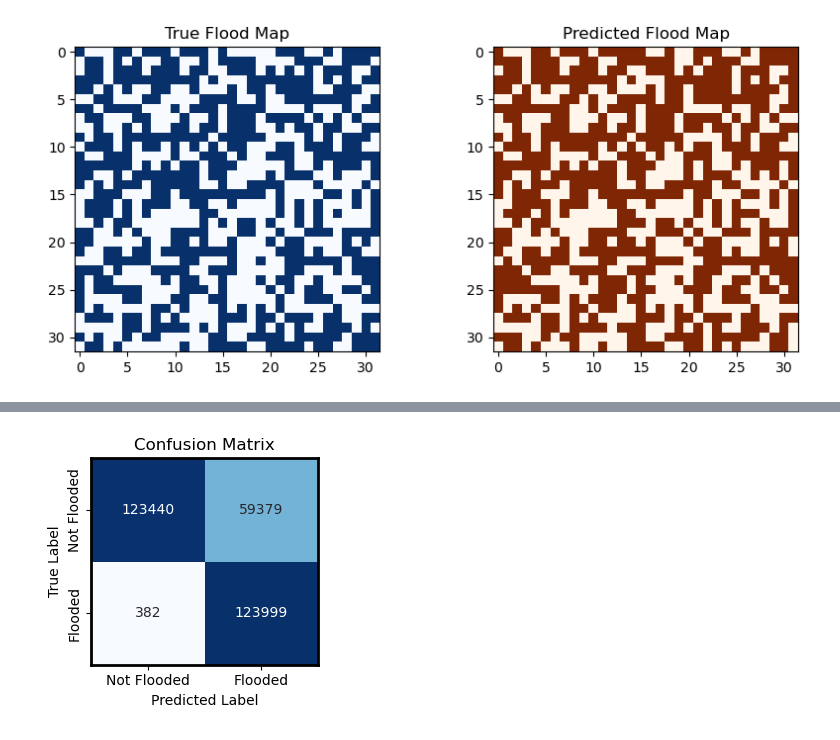
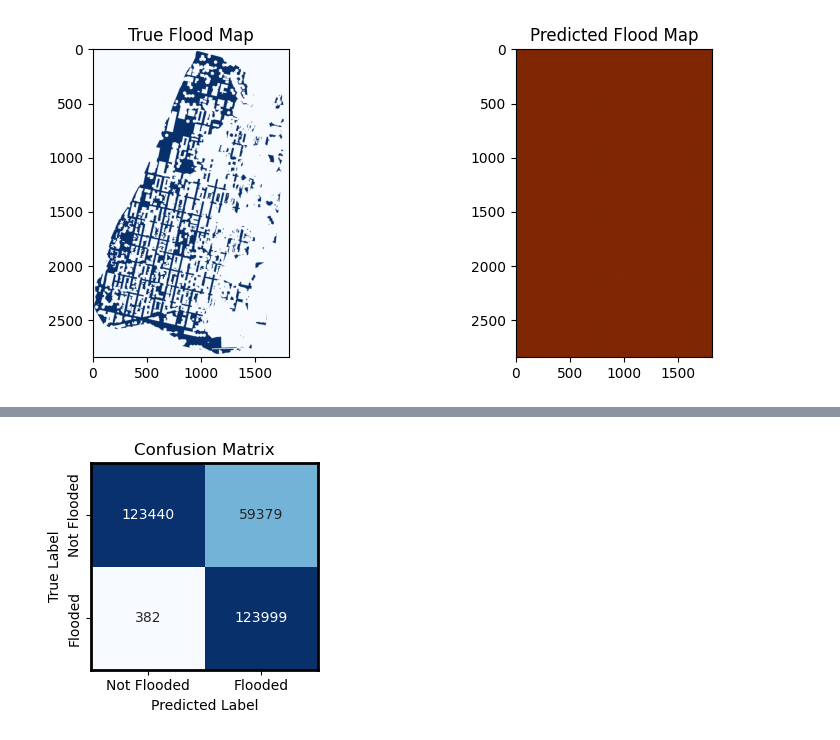
Before and after one commit to NWC-CUAHSI-Summer-Institute/PluvialNN, a Jupyter notebook: NN_model_v4.ipynb, the cells around one changed output, grey strips where cells are left out. Drawn from its saved outputs; the diff is of its cells as text; code cells hidden in the pictures.

```diff
--- a/NN_model_v4.ipynb
+++ b/NN_model_v4.ipynb
@@ -308,22 +223,21 @@ plt.show()
-# %%
-# Visualize a sample prediction for test dataset
-model.eval()
-sample = test_dataset[9]
-with torch.no_grad():
-    pred = model(sample["rainfall"].unsqueeze(0), sample["duration"].unsqueeze(0), sample["curve"].unsqueeze(0),
-                 sample["time_conc"].unsqueeze(0), sample["buildings"].unsqueeze(0))
-
-plt.figure(figsize=(10, 4))
-plt.subplot(1, 2, 1)
-plt.imshow(sample["flood"], cmap="Blues")
-plt.title("True Flood Map")
-plt.subplot(1, 2, 2)
-predicted_flood_map = (pred.squeeze().cpu().numpy() > 0.5).astype(np.float32)
-plt.imshow(predicted_flood_map, cmap="Oranges")
-plt.title("Predicted Flood Map")
-plt.show()
-# %% [output]
-[figure, removed]
+# %%
+# Visualize a sample prediction for test dataset
+model.eval()
+sample = test_dataset[0]
+with torch.no_grad():
+    pred = model(sample["rainfall"].unsqueeze(0).to(device), sample["duration"].unsqueeze(0).to(device), sample["curve"].unsqueeze(0).to(device),
+                 sample["DEM"].unsqueeze(0).to(device), sample["tc"].unsqueeze(0).to(device), sample["buildings"].unsqueeze(0).to(device))
+
+plt.figure(figsize=(10, 4))
+plt.subplot(1, 2, 1)
+plt.imshow(sample["flood"].squeeze().cpu().numpy(), cmap="Blues")
+plt.title("True Flood Map")
+plt.subplot(1, 2, 2)
+plt.imshow(pred.squeeze().cpu().numpy(), cmap="Oranges")
+plt.title("Predicted Flood Map")
+plt.show()
+# %% [output]
+[figure, added]
 # %%
 # Visualize a sample prediction for test dataset
 model.eval()
```
Also changed, not shown: parts of 10 cells of this notebook, 5 other files.
